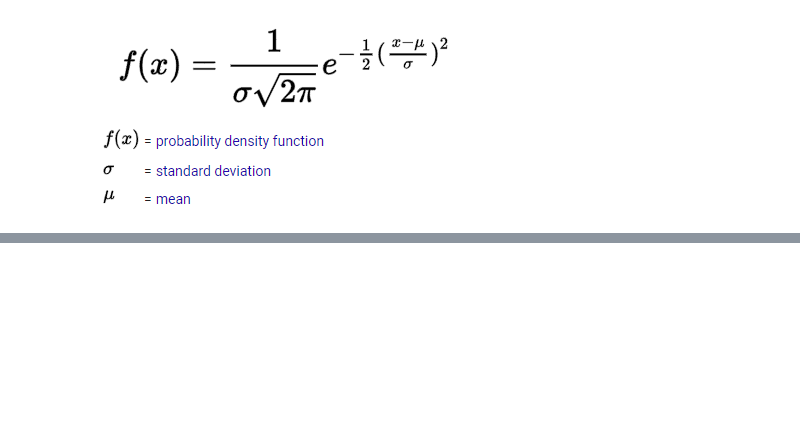
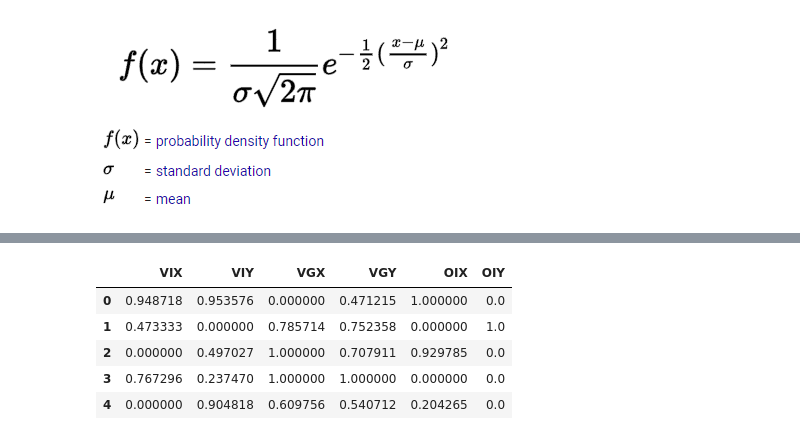
Before and after one commit to dialectic/Navigation_LearnEngine, a Jupyter notebook: Data_Generator.ipynb, the cells around one changed output, grey strips where cells are left out. Saved outputs shown, nothing was run; the diff lists cells and outputs as text; code cells hidden in the pictures; blank space fills up the shorter version.

Commit message:
added modified data

```diff
--- a/Data_Generator.ipynb
+++ b/Data_Generator.ipynb
@@ -101,0 +170,10 @@ dgp.GaussDistPlot(sc_data,datacolumns)
+# %%
+df_good_inp = pd.read_csv('DataFiles\goodinp_0.6.csv')  # import data
+df_good_target = pd.read_csv('DataFiles\goodtar_0.6.csv')  # import data
+# %%
+df1 = df_good_inp
+df2 = df_good_target
+
+df1 = ReplaceOIYByCol(df1)
+
+df2 = ReplaceVMYByCol(df1,df2)
@@ -101,0 +189,9 @@ dgp.GaussDistPlot(sc_data,datacolumns)
+# %%
+df1.head()
+# %% [output]
+|  | VIX | VIY | VGX | VGY | OIX | OIY |
+| 0 | 0.948718 | 0.953576 | 0.000000 | 0.471215 | 1.000000 | 0.0 |
+| 1 | 0.473333 | 0.000000 | 0.785714 | 0.752358 | 0.000000 | 1.0 |
+| 2 | 0.000000 | 0.497027 | 1.000000 | 0.707911 | 0.929785 | 0.0 |
+| 3 | 0.767296 | 0.237470 | 1.000000 | 1.000000 | 0.000000 | 0.0 |
+| 4 | 0.000000 | 0.904818 | 0.609756 | 0.540712 | 0.204265 | 0.0 |
```
Also changed, not shown: parts of 6 cells of this notebook, 3 other files.
